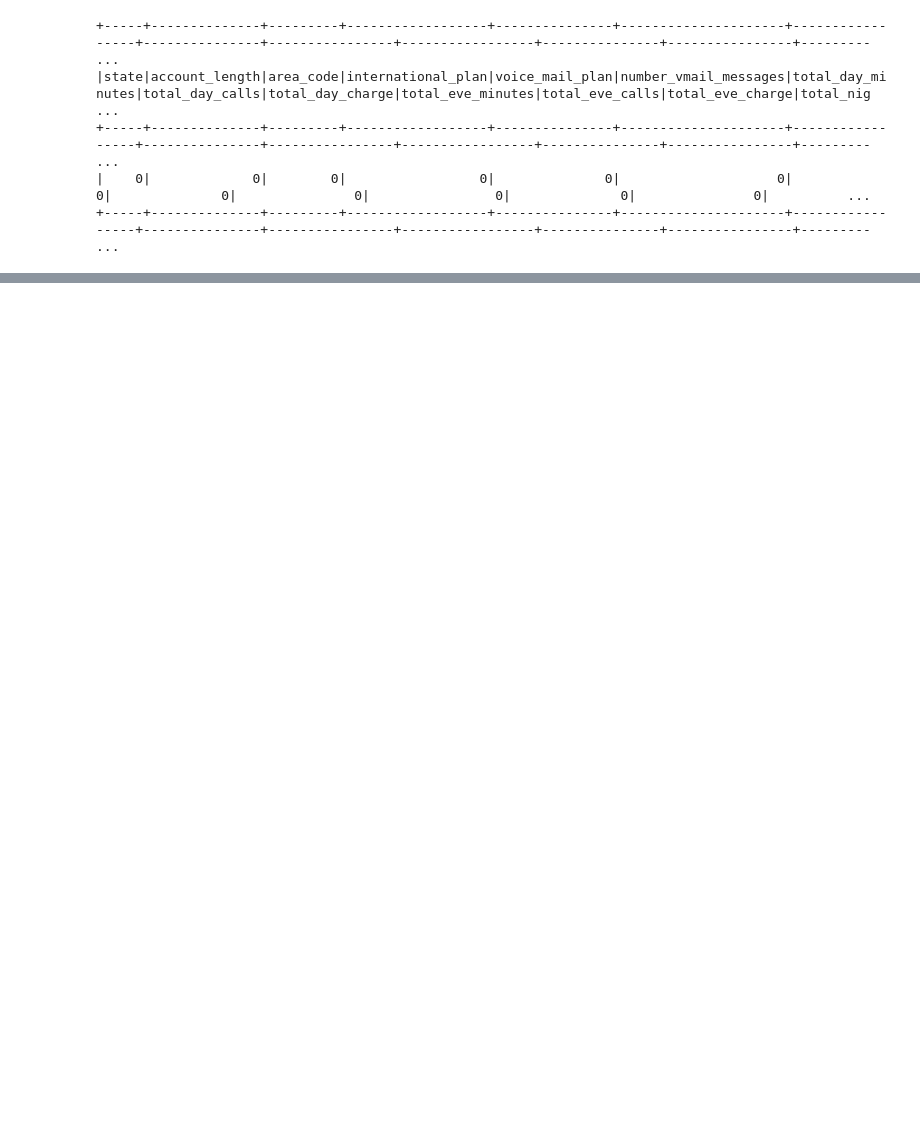
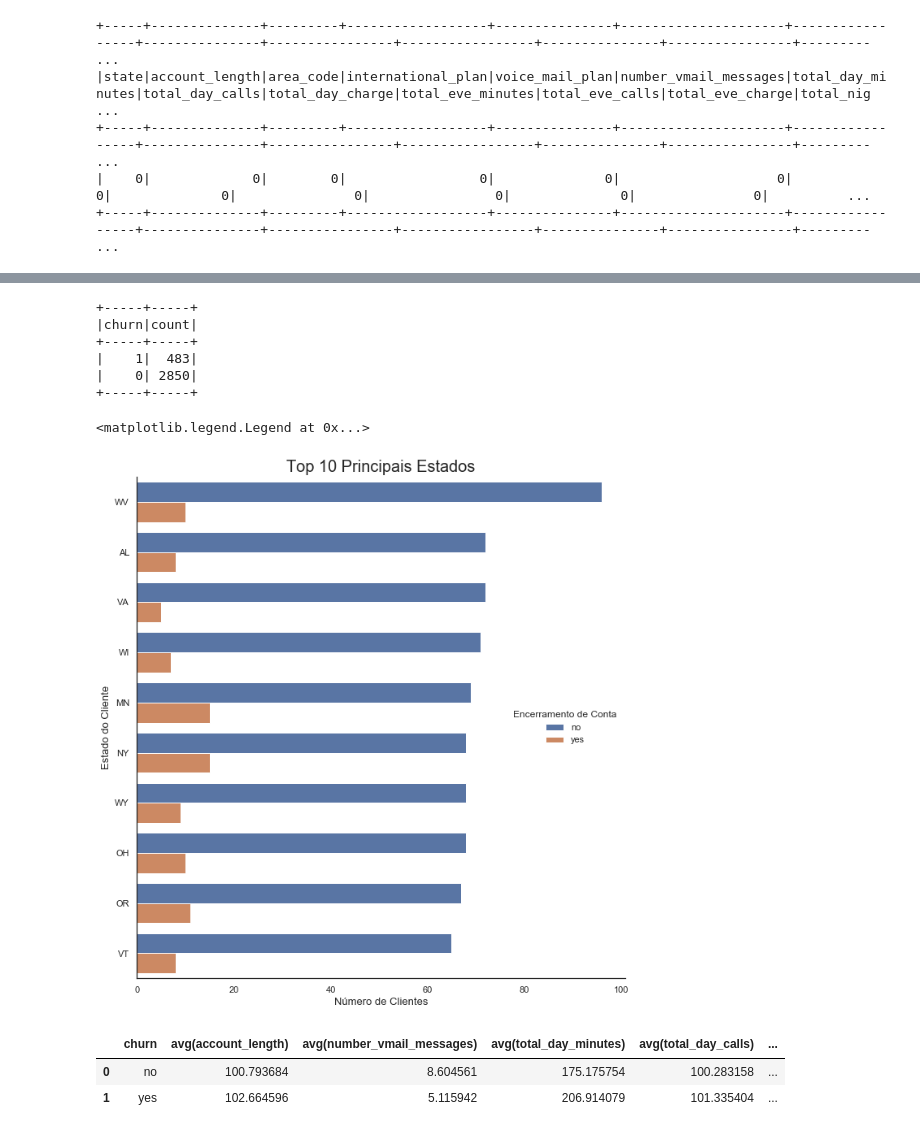
Before and after one commit to FernandoFaillaFoschiani/PySparkChurnAnalytics, a Jupyter notebook: ProjetoChurnAnalytics.ipynb, the cells around one changed output, grey strips where cells are left out. Drawn from its saved outputs; the diff is of its cells as text; code cells hidden in the pictures; blank space fills up the shorter version.

```diff
--- a/ProjetoChurnAnalytics.ipynb
+++ b/ProjetoChurnAnalytics.ipynb
@@ -265,0 +289,35 @@ DFtreino.select([count(when(isnan(c) | col(c).isNull(), c)).alias(c) for c in DF
+# %%
+#Checando se a varivel dependente para o modelo "Churn" está balanceada
+
+DFtreino.groupby('churn').count().show()
+# %% [output]
++-----+-----+
+|churn|count|
++-----+-----+
+|    1|  483|
+|    0| 2850|
++-----+-----+
+# %%
+#Sumarizando os top 10 estados mais frequentes da base e criando uma tabela pandas
+
+Top10States = DFtreino.select('state','churn').\
+            groupBy("state",'churn').\
+            count().\
+            orderBy('count', ascending = False).\
+            toPandas()
+# %%
+sns.set(font_scale=1.5)
+sns.set_theme(style = 'white')
+g = sns.catplot(
+    data = Top10States, kind = 'bar',
+    x='count',y = Top10States.loc[Top10States['state'].isin(Top10States.state.head(10).tolist()),'state'], hue ='churn',
+    legend = False
+)
+g.fig.set_size_inches(10,10)
+plt.xlabel('Número de Clientes', fontsize = 13)
+plt.ylabel('Estado do Cliente', fontsize = 13)
+plt.title('Top 10 Principais Estados', fontsize = 20)
+plt.legend(title = 'Encerramento de Conta', loc = 'center right', edgecolor = 'white')
+# %% [output]
+<matplotlib.legend.Legend at 0x...>
+[figure, added]
@@ -265,0 +326,6 @@ DFtreino.select([count(when(isnan(c) | col(c).isNull(), c)).alias(c) for c in DF
+# %%
+DoubleChurn
+# %% [output]
+|  | churn | avg(account_length) | avg(number_vmail_messages) | avg(total_day_minutes) | avg(total_day_calls) | ... |
+| 0 | no | 100.793684 | 8.604561 | 175.175754 | 100.283158 | ... |
+| 1 | yes | 102.664596 | 5.115942 | 206.914079 | 101.335404 | ... |
```
Also changed, not shown: parts of 16 cells of this notebook.
